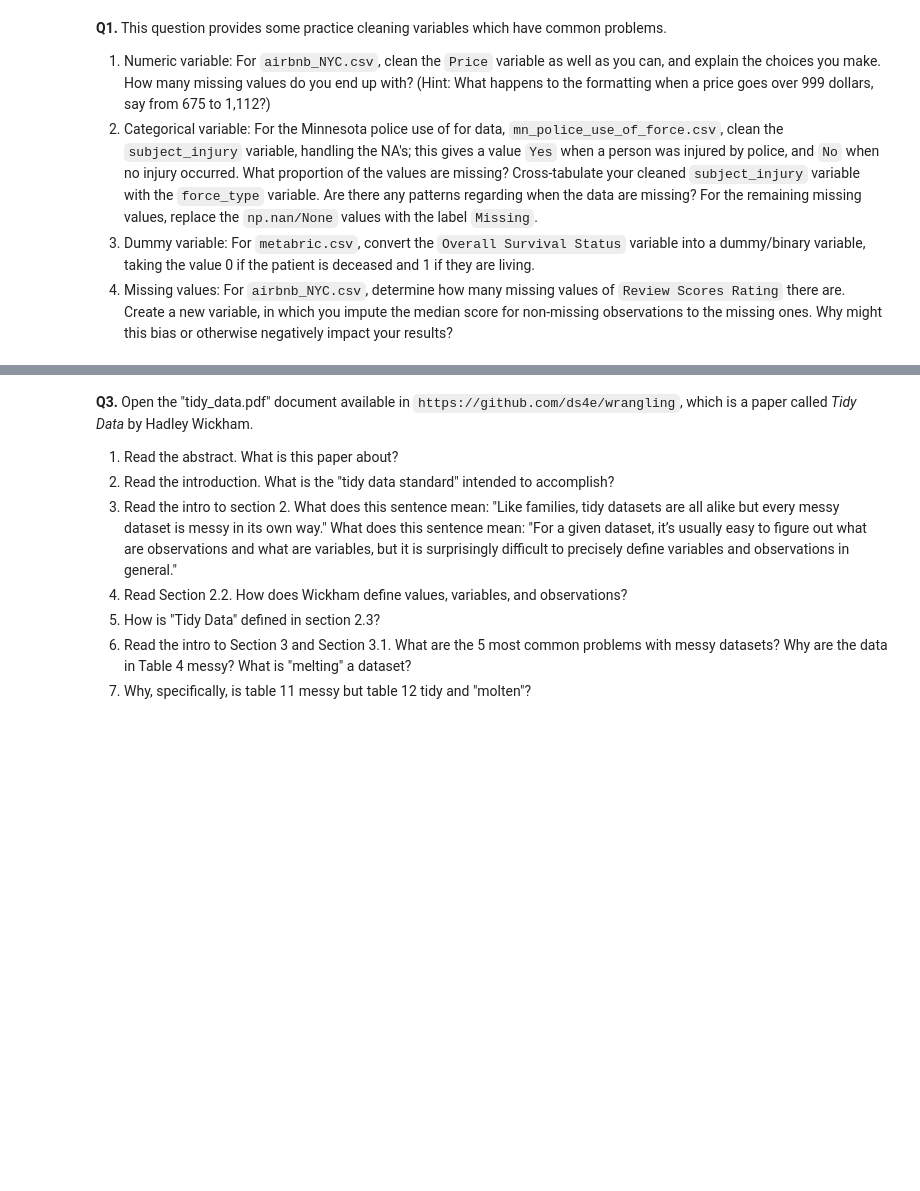
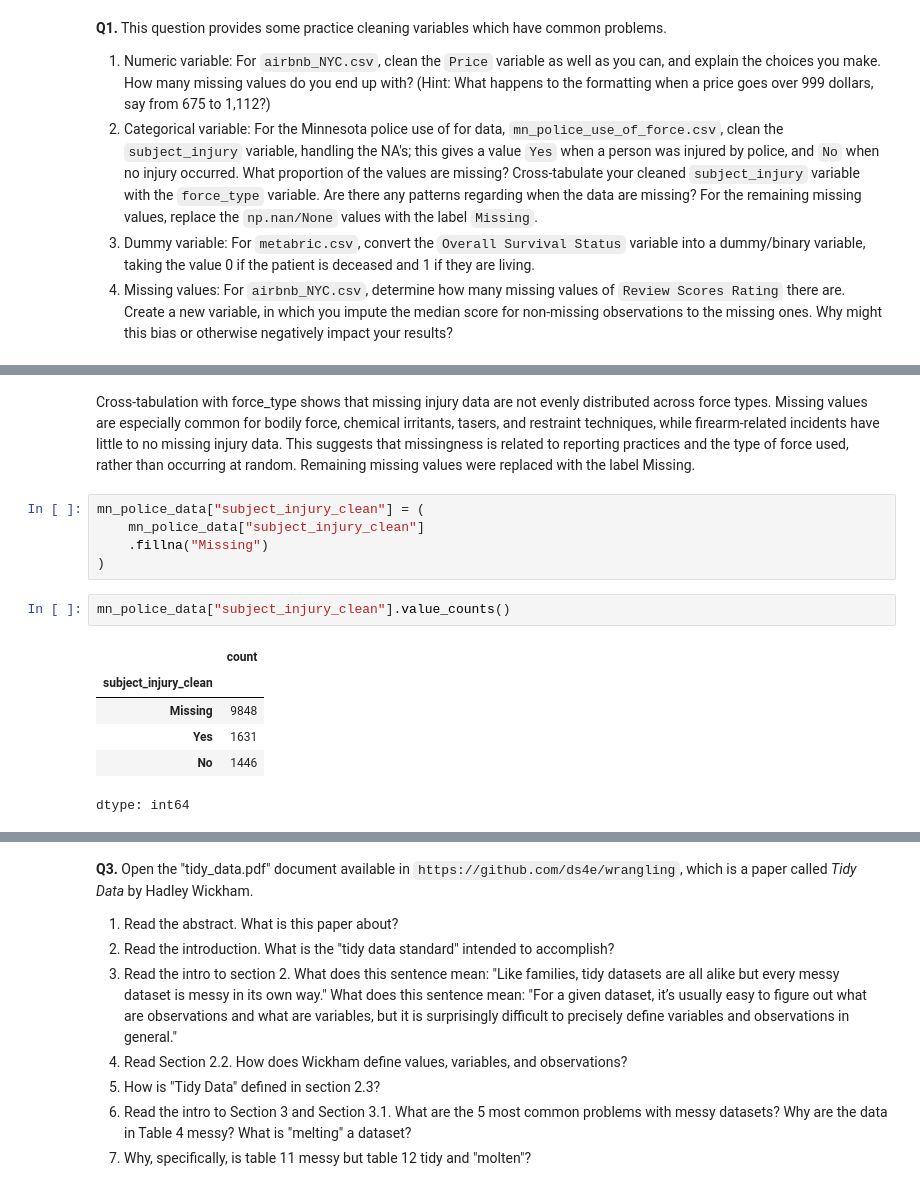
Before and after one commit to dishidhak/DS3021assignment02, a Jupyter notebook: 01_assignment_wrangling_and_eda.ipynb, the cells around one changed output, grey strips where cells are left out. Cells and saved outputs as stored; diff of their text form; blank space fills up the shorter version.

```diff
--- a/01_assignment_wrangling_and_eda.ipynb
+++ b/01_assignment_wrangling_and_eda.ipynb
@@ -30,0 +120,16 @@ data.head()
+# %% [markdown]
+Cross-tabulation with force_type shows that missing injury data are not evenly distributed across force types. Missing values are especially common for bodily force, chemical irritants, tasers, and restraint techniques, while firearm-related incidents have little to no missing injury data. This suggests that missingness is related to reporting practices and the type of force used, rather than occurring at random. Remaining missing values were replaced with the label Missing.
+# %%
+mn_police_data["subject_injury_clean"] = (
+    mn_police_data["subject_injury_clean"]
+    .fillna("Missing")
+)
+# %%
+mn_police_data["subject_injury_clean"].value_counts()
+# %% [output]
+|  | count |
+| subject_injury_clean |  |
+| Missing | 9848 |
+| Yes | 1631 |
+| No | 1446 |
+dtype: int64
```
Also changed, not shown: parts of 15 cells of this notebook.
